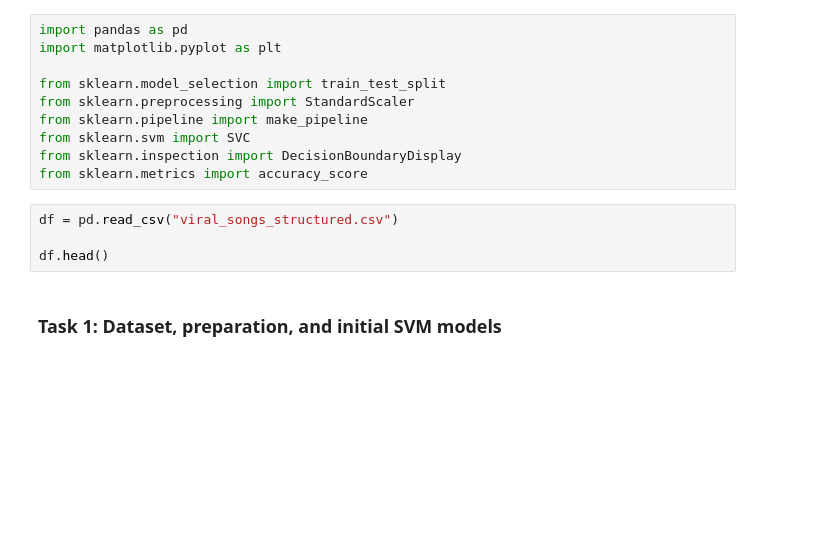
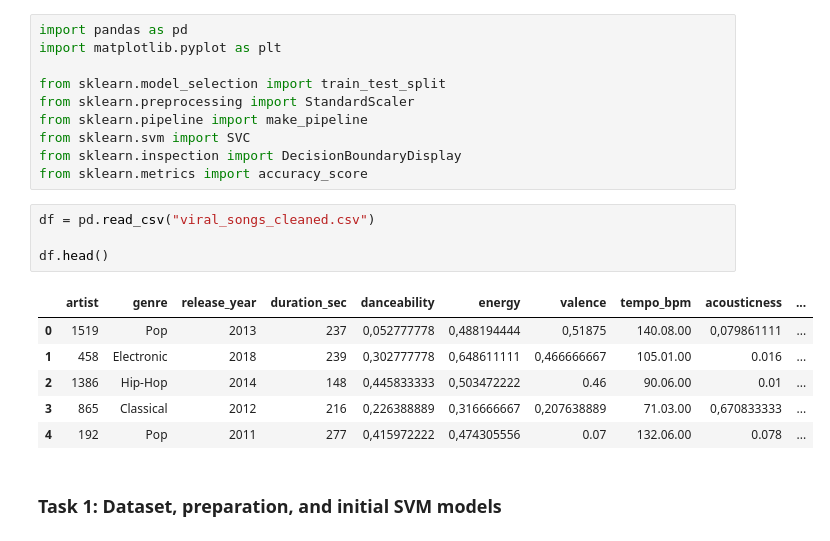
Before and after one commit to Ruhan12082006/ML-Classification-of-Dataset, a Jupyter notebook: SupportVectorMachine.ipynb, the cells around one changed output. Saved outputs shown, nothing was run; the diff lists cells and outputs as text; blank space fills up the shorter version.

```diff
--- a/SupportVectorMachine.ipynb
+++ b/SupportVectorMachine.ipynb
@@ -18,9 +18,16 @@ from sklearn.svm import SVC
 from sklearn.inspection import DecisionBoundaryDisplay
 from sklearn.metrics import accuracy_score
 # %%
-df = pd.read_csv("viral_songs_structured.csv")
+df = pd.read_csv("viral_songs_cleaned.csv")
 
 df.head()
+# %% [output]
+|  | artist | genre | release_year | duration_sec | danceability | energy | valence | tempo_bpm | acousticness | ... |
+| 0 | 1519 | Pop | 2013 | 237 | 0,052777778 | 0,488194444 | 0,51875 | 140.08.00 | 0,079861111 | ... |
+| 1 | 458 | Electronic | 2018 | 239 | 0,302777778 | 0,648611111 | 0,466666667 | 105.01.00 | 0.016 | ... |
+| 2 | 1386 | Hip-Hop | 2014 | 148 | 0,445833333 | 0,503472222 | 0.46 | 90.06.00 | 0.01 | ... |
+| 3 | 865 | Classical | 2012 | 216 | 0,226388889 | 0,316666667 | 0,207638889 | 71.03.00 | 0,670833333 | ... |
+| 4 | 192 | Pop | 2011 | 277 | 0,415972222 | 0,474305556 | 0.07 | 132.06.00 | 0.078 | ... |
 # %% [markdown]
 ### Task 1: Dataset, preparation, and initial SVM models
 # %%
```
Also changed, not shown: parts of 8 cells of this notebook, 2 other files.
